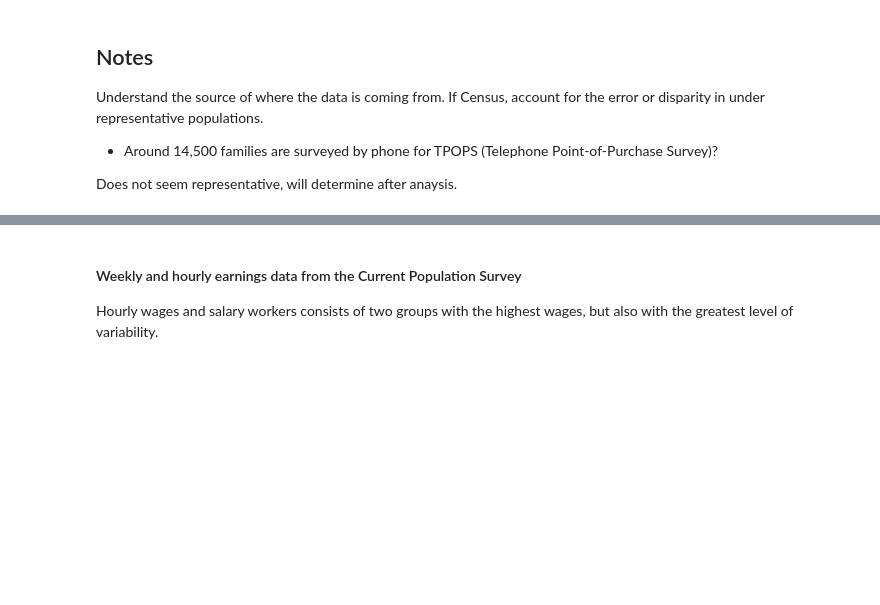
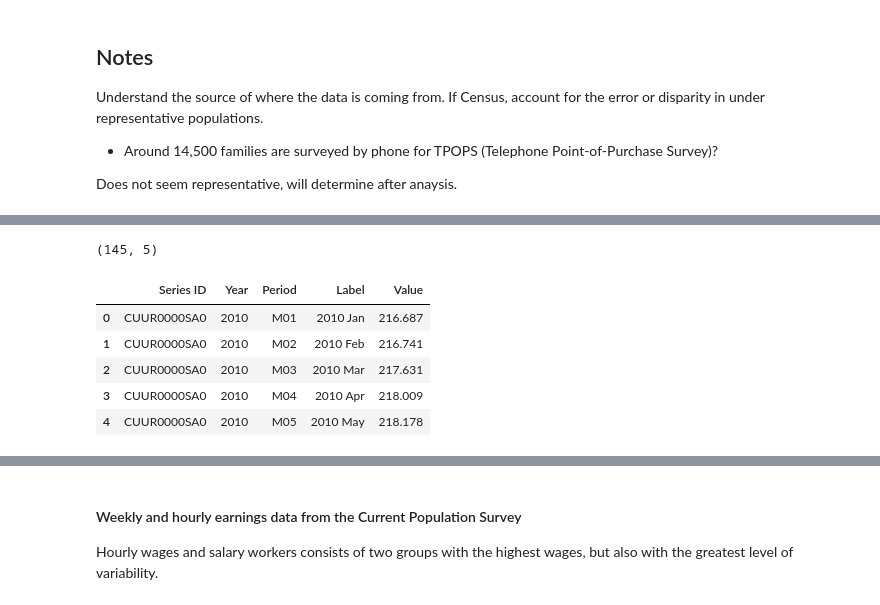
Before and after one commit to techthumb1/bls_project, a Jupyter notebook: notebooks/bls_data_tool.ipynb, the cells around one changed output, grey strips where cells are left out. Cells and saved outputs as stored; diff of their text form; code cells hidden in the pictures; blank space fills up the shorter version.

```diff
--- a/notebooks/bls_data_tool.ipynb
+++ b/notebooks/bls_data_tool.ipynb
@@ -430,0 +485,12 @@ Does not seem representative, will determine after anaysis.
+# %%
+df = pd.read_csv('/Users/jasonrobinson/Documents/Projects/bls_project/data/cpi_analysis_22.csv')
+print(df.shape)
+df.head()
+# %% [output]
+(145, 5)
+|  | Series ID | Year | Period | Label | Value |
+| 0 | CUUR0000SA0 | 2010 | M01 | 2010 Jan | 216.687 |
+| 1 | CUUR0000SA0 | 2010 | M02 | 2010 Feb | 216.741 |
+| 2 | CUUR0000SA0 | 2010 | M03 | 2010 Mar | 217.631 |
+| 3 | CUUR0000SA0 | 2010 | M04 | 2010 Apr | 218.009 |
+| 4 | CUUR0000SA0 | 2010 | M05 | 2010 May | 218.178 |
```
Also changed, not shown: parts of 15 cells of this notebook, 3 other files.
